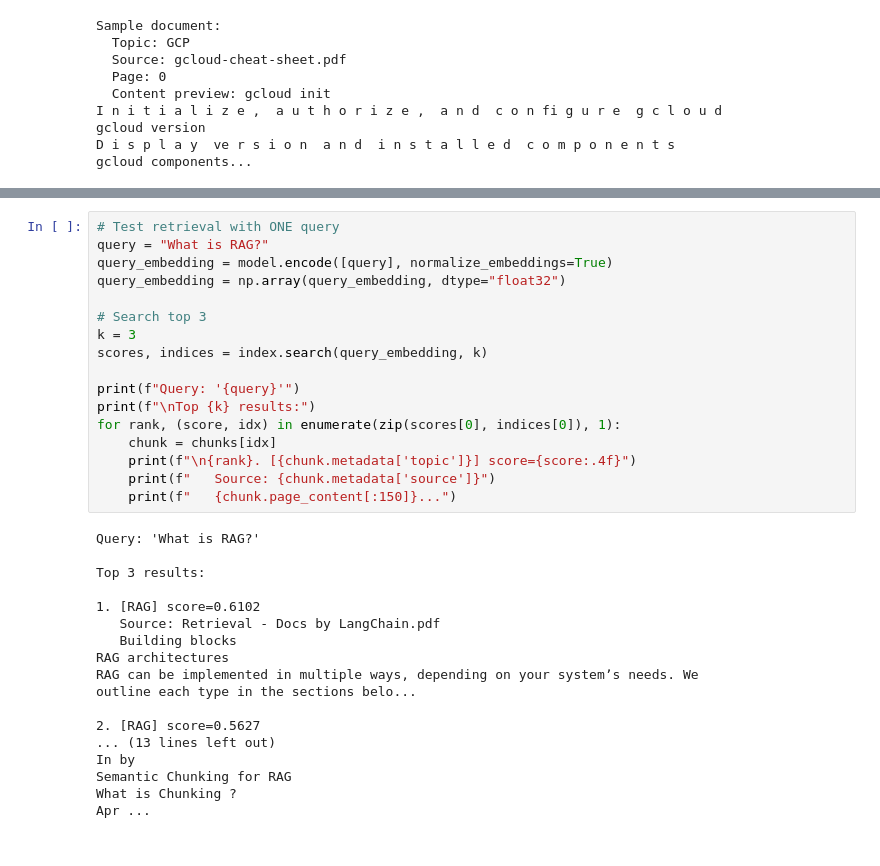
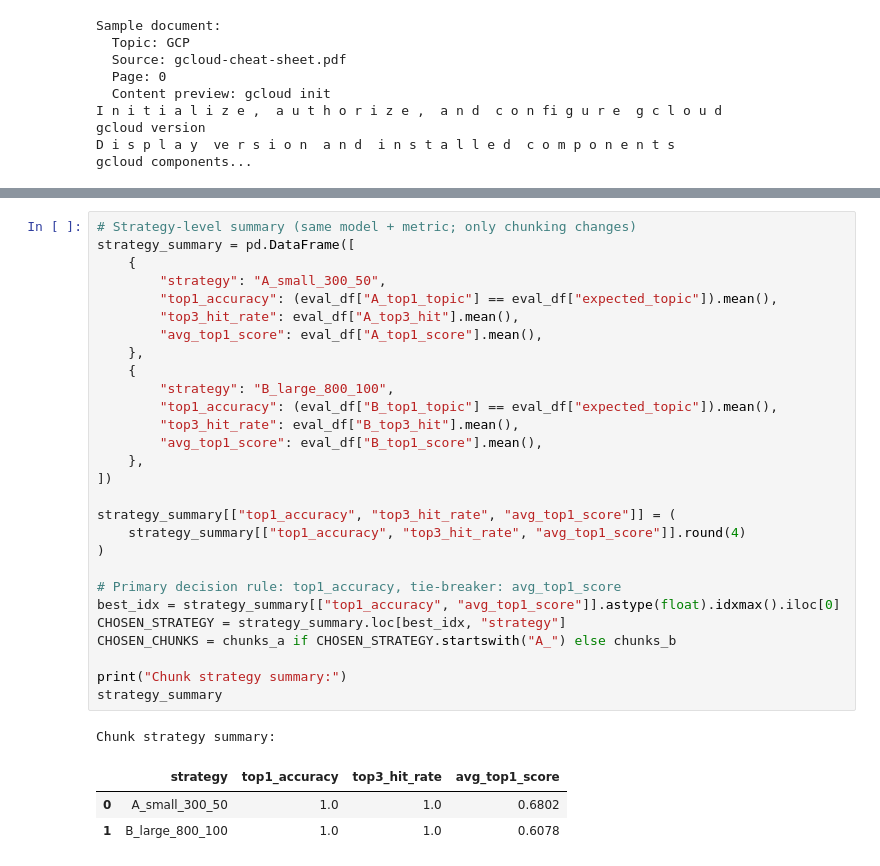
Before and after one commit to tkhamidulinnn/RAG-First-Project, a Jupyter notebook: notebooks/week2_faiss_retrieval_pipeline.ipynb, the cells around one changed output, grey strips where cells are left out. Saved outputs shown, nothing was run; the diff lists cells and outputs as text.

```diff
--- a/notebooks/week2_faiss_retrieval_pipeline.ipynb
+++ b/notebooks/week2_faiss_retrieval_pipeline.ipynb
@@ -288,36 +473,34 @@ FAISS index built
 # %%
-# Test retrieval with ONE query
-query = "What is RAG?"
-query_embedding = model.encode([query], normalize_embeddings=True)
-query_embedding = np.array(query_embedding, dtype="float32")
+# Strategy-level summary (same model + metric; only chunking changes)
+strategy_summary = pd.DataFrame([
+    {
+        "strategy": "A_small_300_50",
+        "top1_accuracy": (eval_df["A_top1_topic"] == eval_df["expected_topic"]).mean(),
+        "top3_hit_rate": eval_df["A_top3_hit"].mean(),
+        "avg_top1_score": eval_df["A_top1_score"].mean(),
+    },
+    {
+        "strategy": "B_large_800_100",
+        "top1_accuracy": (eval_df["B_top1_topic"] == eval_df["expected_topic"]).mean(),
+        "top3_hit_rate": eval_df["B_top3_hit"].mean(),
+        "avg_top1_score": eval_df["B_top1_score"].mean(),
+    },
+])
 
-# Search top 3
-k = 3
-scores, indices = index.search(query_embedding, k)
+strategy_summary[["top1_accuracy", "top3_hit_rate", "avg_top1_score"]] = (
+    strategy_summary[["top1_accuracy", "top3_hit_rate", "avg_top1_score"]].round(4)
+)
 
-print(f"Query: '{query}'")
-print(f"\nTop {k} results:")
-for rank, (score, idx) in enumerate(zip(scores[0], indices[0]), 1):
-    chunk = chunks[idx]
-    print(f"\n{rank}. [{chunk.metadata['topic']}] score={score:.4f}")
-    print(f"   Source: {chunk.metadata['source']}")
-    print(f"   {chunk.page_content[:150]}...")
+# Primary decision rule: top1_accuracy, tie-breaker: avg_top1_score
+best_idx = strategy_summary[["top1_accuracy", "avg_top1_score"]].astype(float).idxmax().iloc[0]
+CHOSEN_STRATEGY = strategy_summary.loc[best_idx, "strategy"]
+CHOSEN_CHUNKS = chunks_a if CHOSEN_STRATEGY.startswith("A_") else chunks_b
+
+print("Chunk strategy summary:")
+strategy_summary
 # %% [output]
-Query: 'What is RAG?'
-
-Top 3 results:
-
-1. [RAG] score=0.6102
-   Source: Retrieval - Docs by LangChain.pdf
-   Building blocks
-RAG architectures
-RAG can be implemented in multiple ways, depending on your systemʼs needs. We
-outline each type in the sections belo...
-
-2. [RAG] score=0.5627
-... (13 lines left out)
-In by
-Semantic Chunking for RAG
-What is Chunking ?
-Apr ...
+Chunk strategy summary:
+|  | strategy | top1_accuracy | top3_hit_rate | avg_top1_score |
+| 0 | A_small_300_50 | 1.0 | 1.0 | 0.6802 |
+| 1 | B_large_800_100 | 1.0 | 1.0 | 0.6078 |
 # %%
```
Also changed, not shown: parts of 32 cells of this notebook, 8 other files.
